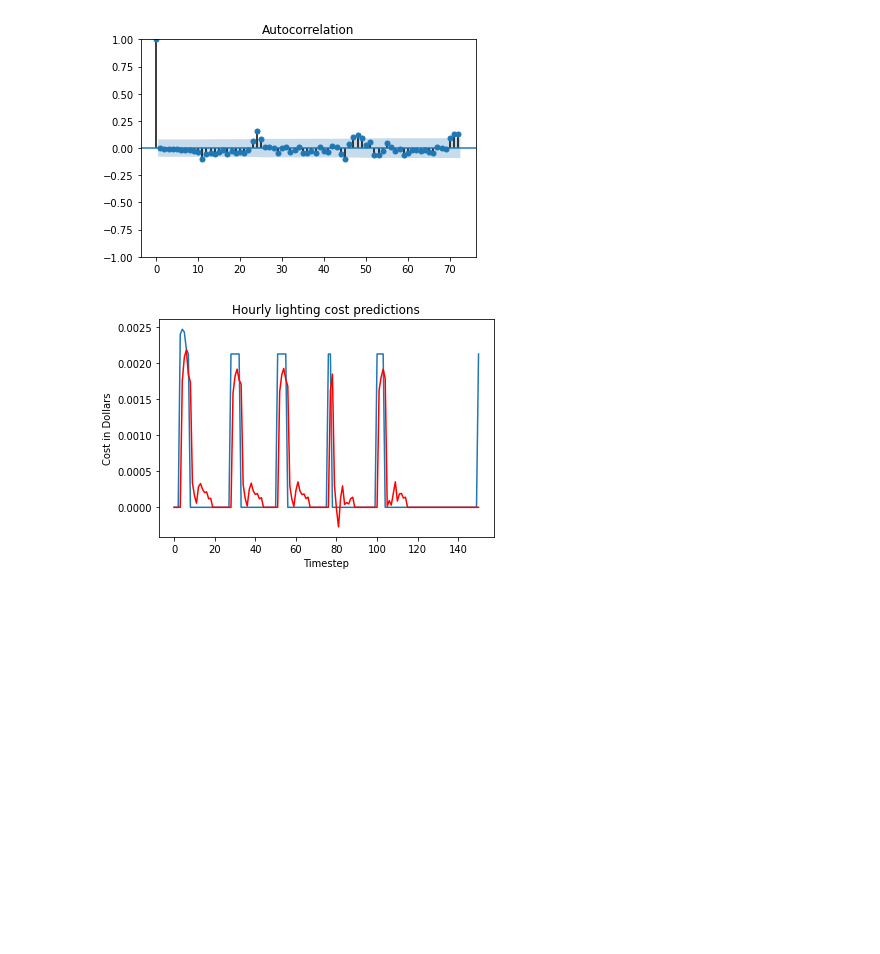
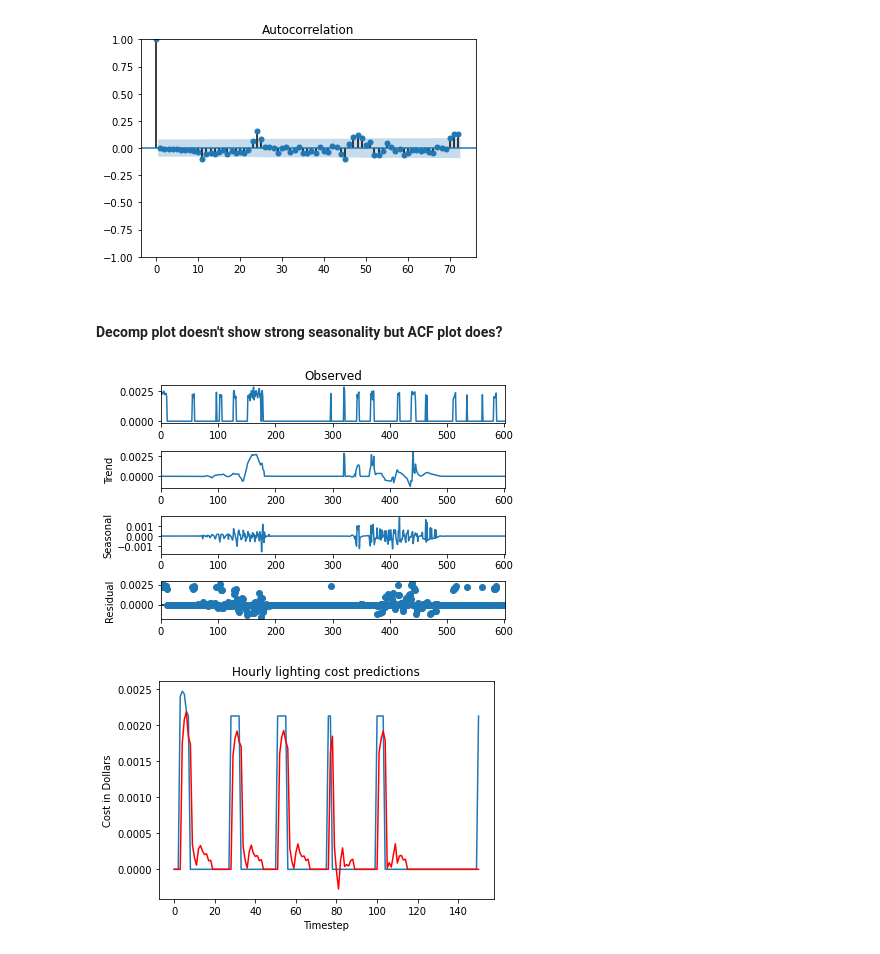
Before and after one commit to smannan/LIFXBulbAnalysis, a Jupyter notebook: SmartBulbARIMAModel.ipynb, the cells around one changed output. Saved outputs shown, nothing was run; the diff lists cells and outputs as text; code cells hidden in the pictures; blank space fills up the shorter version.

Commit message:
Plot and decompose series

```diff
--- a/SmartBulbARIMAModel.ipynb
+++ b/SmartBulbARIMAModel.ipynb
@@ -168,6 +168,15 @@ plot_acf(residuals, lags=72)
 plt.show()
 # %% [output]
 [figure]
+# %% [markdown]
+#### Decomp plot doesn't show strong seasonality but ACF plot does?
+# %%
+from statsmodels.tsa.seasonal import STL
+stl = STL(train, period=8, robust=True)
+res = stl.fit()
+fig = res.plot()
+# %% [output]
+[figure, added]
 # %%
 def rolling_predictions(train, test, order=(10, 1, 0), auto=False):
   # put training points in a list
```
Also changed, not shown: parts of 2 cells of this notebook.
